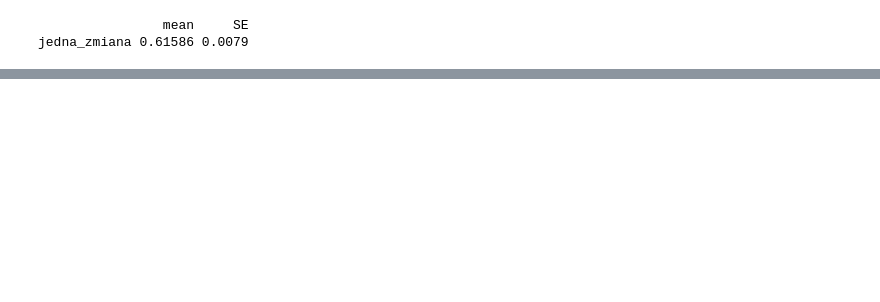
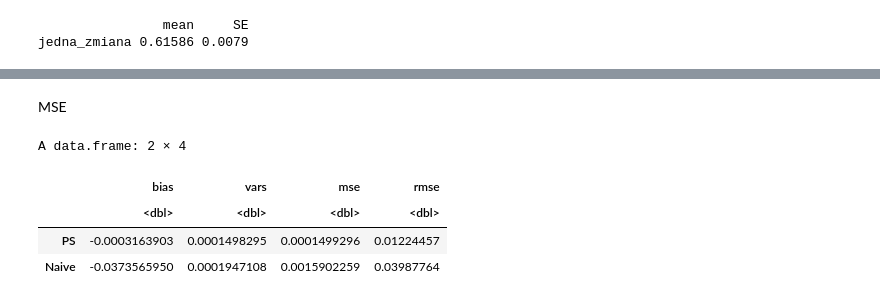
Before and after one commit to DepartmentOfStatisticsPUE/bi-2022, a Jupyter notebook: notebooks/bi_2021_04_07.ipynb, the cells around one changed output, grey strips where cells are left out. Cells and saved outputs as stored; diff of their text form; code cells hidden in the pictures; blank space fills up the shorter version.

```diff
--- a/notebooks/bi_2021_04_07.ipynb
+++ b/notebooks/bi_2021_04_07.ipynb
@@ -363,0 +384,23 @@ jedna_zmiana 0.61586 0.0079
+# %%
+set.seed(123)
+N <- 100000 ## wielkość populacji
+x <- sample(x = c("a", "b", "c", "d"), size = N, prob = c(0.2, 0.5, 0.1, 0.2), replace = T)
+y <- 4 - 0.3*(x=="b") + 2.5*(x == "c") - 1.5*(x == "d") + rnorm(N) ## zmienna celu
+prob <- exp(-1 + 1.5*(x == "b")) / (1 + exp(-1 + 1.5*(x == "b")))
+df <- data.frame(x=as.factor(x) , y, prob)
+lm1 <- lm(y ~ x, data = df)
+#summary(lm1)
+B <- 100
+wynik <- matrix(0, ncol = 2, nrow = B)
+for (b in 1:B) {
+  nonprob <- rbinom(n = N, size = 1, prob = prob)
+  df_nonprob <- df[nonprob == 1, ]
+  df_nonprob$waga <- N/nrow(df_nonprob)
+  df_nonprob_svy <- svydesign(ids = ~1, strata = ~x, weights = ~ waga, data = df_nonprob)
+  pop_totals <- xtabs(~x, data = df)
+  df_nonprob_svy_post <- postStratify(df_nonprob_svy, ~x, pop_totals)
+  wynik[b, 1] <- svymean(~y,df_nonprob_svy_post)[1]
+  wynik[b, 2] <- svymean(~y,df_nonprob_svy)[1]
+}
+
+colnames(wynik) <- c("PS", "Naive")
@@ -363,0 +411,14 @@ jedna_zmiana 0.61586 0.0079
+# %% [markdown]
+MSE
+# %%
+bias <- colMeans(wynik) - mean(y)
+var <- apply(wynik, 2, var)
+mse <- bias^2 + vars
+rmse <- sqrt(mse)
+data.frame(bias, vars, mse, rmse)
+# %% [output]
+A data.frame: 2 × 4
+|  | bias | vars | mse | rmse |
+|  | <dbl> | <dbl> | <dbl> | <dbl> |
+| PS | -0.0003163903 | 0.0001498295 | 0.0001499296 | 0.01224457 |
+| Naive | -0.0373565950 | 0.0001947108 | 0.0015902259 | 0.03987764 |
```
Also changed, not shown: parts of 7 cells of this notebook.
